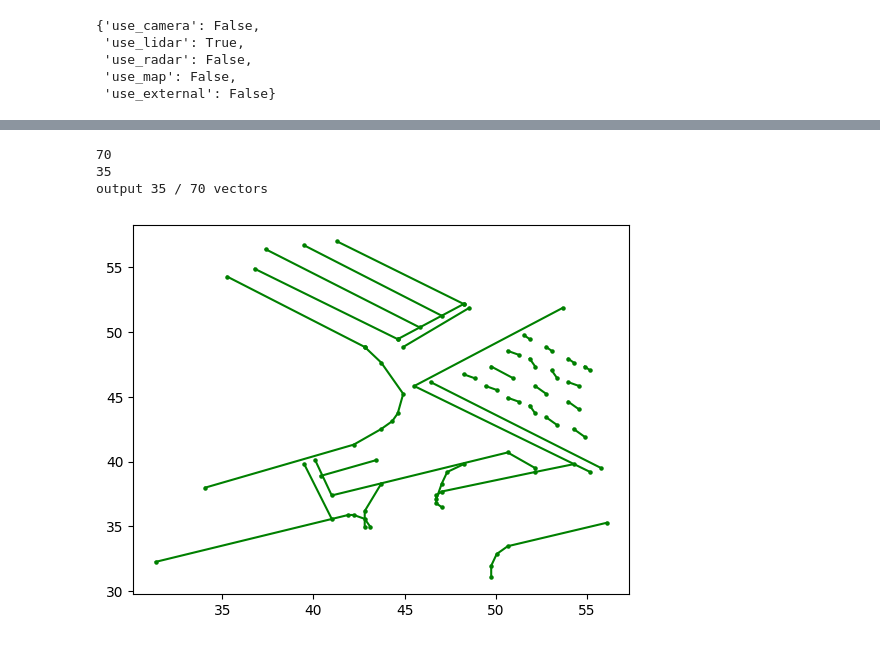
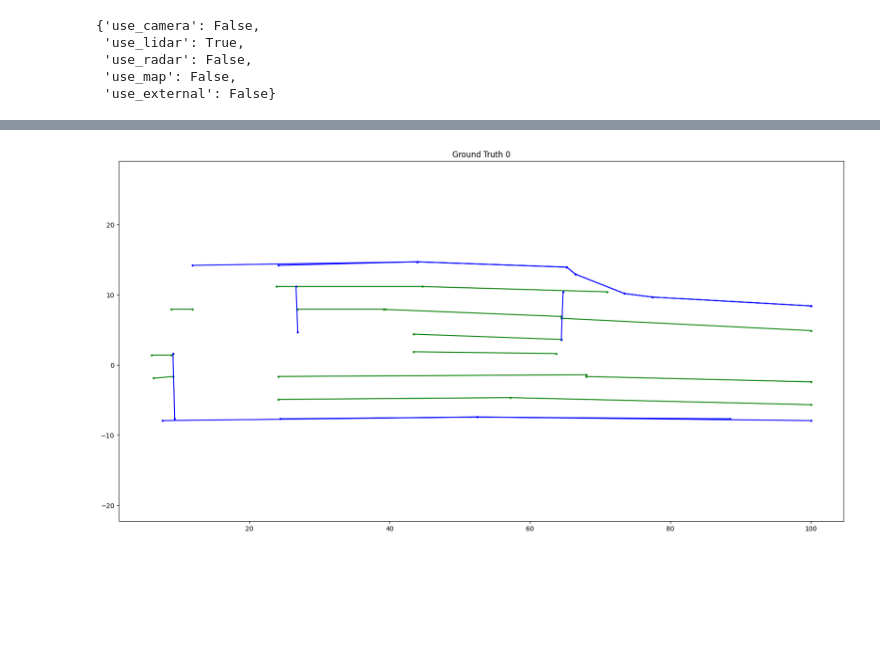
Before and after one commit to yinwu33/VectorMapNet_code, a Jupyter notebook: check.ipynb, the cells around one changed output, grey strips where cells are left out. Drawn from its saved outputs; the diff is of its cells as text; code cells hidden in the pictures; blank space fills up the shorter version.

```diff
--- a/check.ipynb
+++ b/check.ipynb
@@ -158,20 +130,4 @@ for i in results['groundTruth']['vectors']:
-# %%
-seq = 0
-print(len(results['results']['vectors']))
-print(len(results['groundTruth']['vectors']))
-
-
-for i in results['results']['vectors']:
-    if i['confidence_level'] < 0.8:
-        continue
-    # fig = plt.figure(figsize=(20, 10))
-    # print(i['confidence_level'])
-    plot_points(i['pts'], color=color_map[i['type']], close=close_map[i['type']])
-    seq += 1
-
-print(f"output {seq} / {len(results['results']['vectors'])} vectors")
-# %% [output]
-70
-35
-output 35 / 70 vectors
-[figure, removed]
+# %%
+plot_samples(results['groundTruth'], break_point=1)
+# %% [output]
+[figure, added]
```
Also changed, not shown: parts of 22 cells of this notebook, 10 other files.
